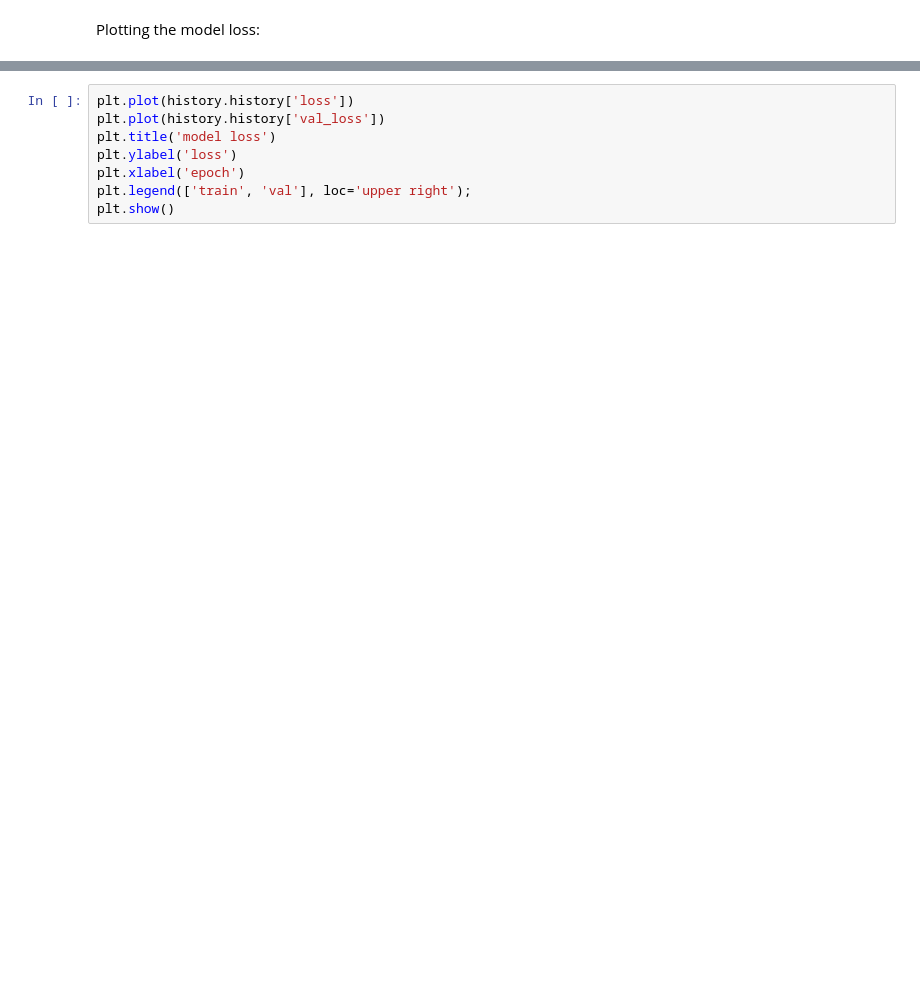
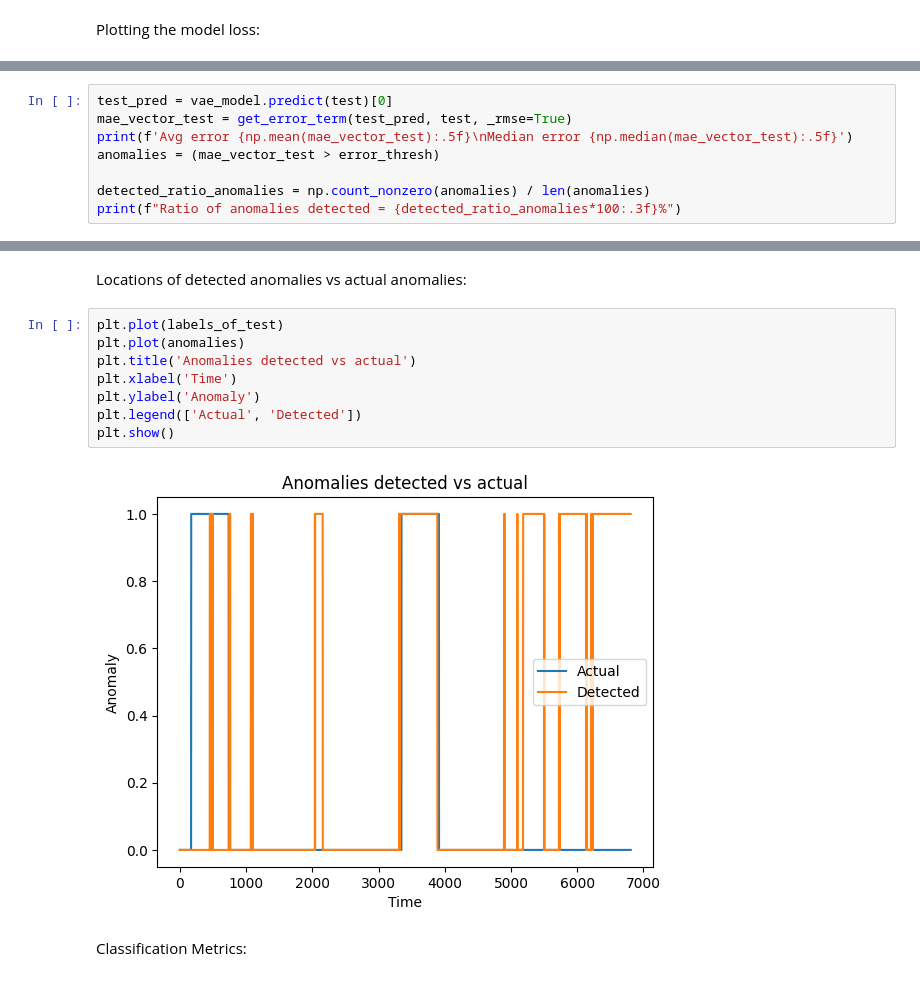
Before and after one commit to anjalianand10/VariationalAutoencodersForAnomalyDetection, a Jupyter notebook: VAE_NAB_ourmodel.ipynb, the cells around one changed output, grey strips where cells are left out. Cells and saved outputs as stored; diff of their text form; blank space fills up the shorter version.

```diff
--- a/VAE_NAB_ourmodel.ipynb
+++ b/VAE_NAB_ourmodel.ipynb
@@ -442,0 +379,8 @@ OperatorNotAllowedInGraphError: in user code:
+# %%
+test_pred = vae_model.predict(test)[0]
+mae_vector_test = get_error_term(test_pred, test, _rmse=True)
+print(f'Avg error {np.mean(mae_vector_test):.5f}\nMedian error {np.median(mae_vector_test):.5f}')
+anomalies = (mae_vector_test > error_thresh)
+
+detected_ratio_anomalies = np.count_nonzero(anomalies) / len(anomalies)
+print(f"Ratio of anomalies detected = {detected_ratio_anomalies*100:.3f}%")
@@ -443,8 +402,14 @@ OperatorNotAllowedInGraphError: in user code:
+# %% [markdown]
+Locations of detected anomalies vs actual anomalies:
 # %%
-plt.plot(history.history['loss'])
-plt.plot(history.history['val_loss'])
-plt.title('model loss')
-plt.ylabel('loss')
-plt.xlabel('epoch')
-plt.legend(['train', 'val'], loc='upper right');
+plt.plot(labels_of_test)
+plt.plot(anomalies)
+plt.title('Anomalies detected vs actual')
+plt.xlabel('Time')
+plt.ylabel('Anomaly')
+plt.legend(['Actual', 'Detected'])
 plt.show()
+# %% [output]
+[figure, added]
+# %% [markdown]
+Classification Metrics:
```
Also changed, not shown: parts of 31 cells of this notebook.
